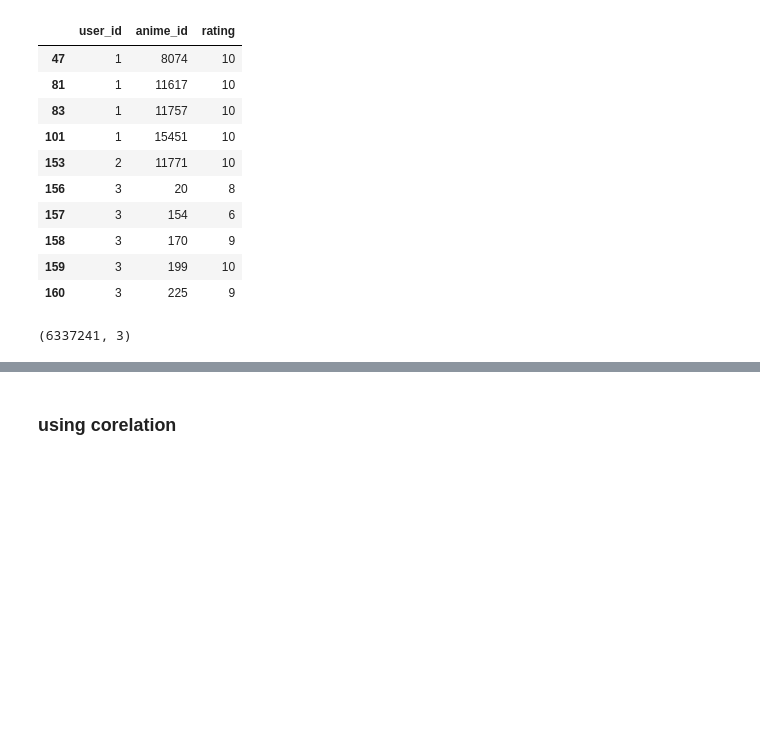
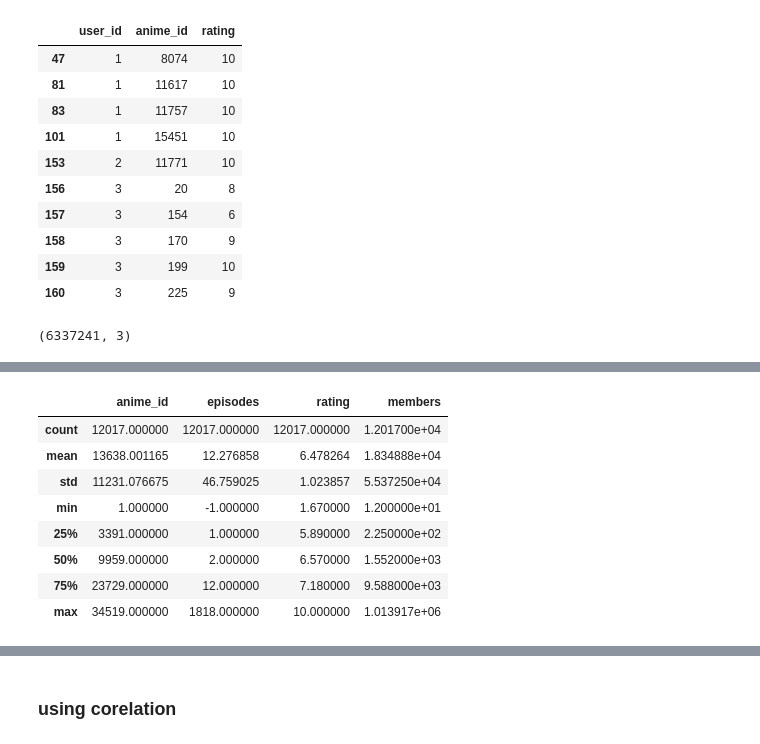
Before and after one commit to Kavya-umashankar/Recommedation-system, a Jupyter notebook: Anime Recommendation/Anime Recommendation System.ipynb, the cells around one changed output, grey strips where cells are left out. Saved outputs shown, nothing was run; the diff lists cells and outputs as text; code cells hidden in the pictures; blank space fills up the shorter version.

```diff
--- a/Anime Recommendation/Anime Recommendation System.ipynb
+++ b/Anime Recommendation/Anime Recommendation System.ipynb
@@ -53,0 +124,7 @@ rating.shape
+# %%
+anime.rating.fillna(rating_count.mean, inplace=True)
+# %%
+anime["rating"]=pd.to_numeric(anime["rating"], errors='coerce')
+# %%
+#dropping the rest of the null values
+anime.dropna(inplace= True)
@@ -53,0 +168,14 @@ rating.shape
+# %%
+anime["rating"]=pd.to_numeric(anime["rating"], errors='coerce')
+# %%
+anime.describe()
+# %% [output]
+|  | anime_id | episodes | rating | members |
+| count | 12017.000000 | 12017.000000 | 12017.000000 | 1.201700e+04 |
+| mean | 13638.001165 | 12.276858 | 6.478264 | 1.834888e+04 |
+| std | 11231.076675 | 46.759025 | 1.023857 | 5.537250e+04 |
+| min | 1.000000 | -1.000000 | 1.670000 | 1.200000e+01 |
+| 25% | 3391.000000 | 1.000000 | 5.890000 | 2.250000e+02 |
+| 50% | 9959.000000 | 2.000000 | 6.570000 | 1.552000e+03 |
+| 75% | 23729.000000 | 12.000000 | 7.180000 | 9.588000e+03 |
+| max | 34519.000000 | 1818.000000 | 10.000000 | 1.013917e+06 |
```
Also changed, not shown: parts of 34 cells of this notebook, 1 other file.
